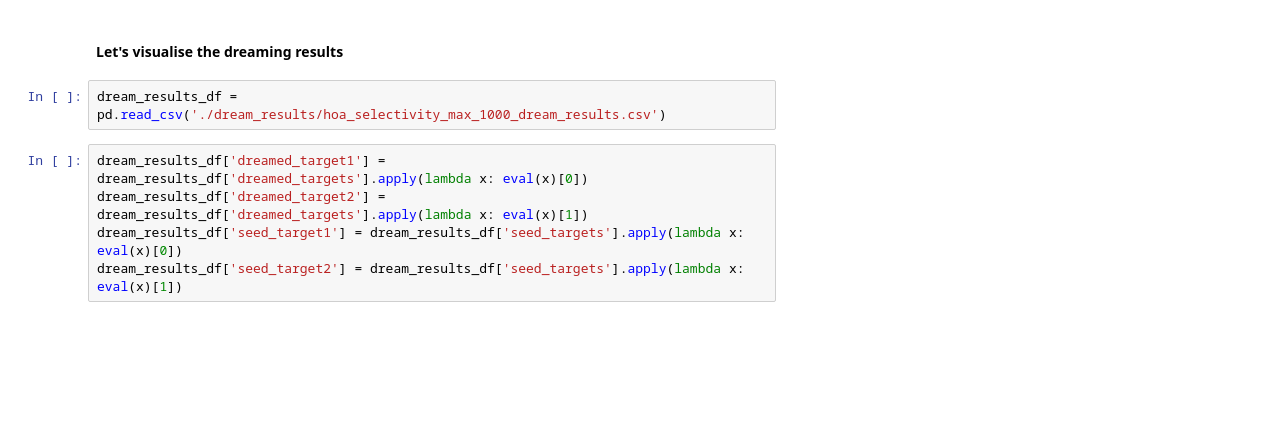
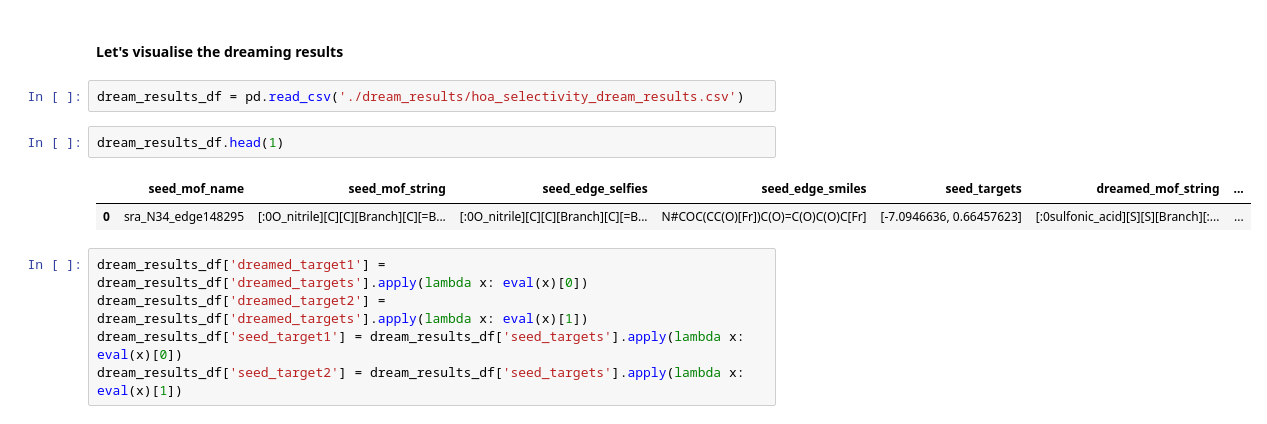
Before and after one commit to SarkisovTeam/dreaming4MOFs, a Jupyter notebook: deep_dreaming_experiments/3_HOA_and_selectivity/dreaming_experiments.ipynb, the cells around one changed output. Saved outputs shown, nothing was run; the diff lists cells and outputs as text; blank space fills up the shorter version.

```diff
--- a/deep_dreaming_experiments/3_HOA_and_selectivity/dreaming_experiments.ipynb
+++ b/deep_dreaming_experiments/3_HOA_and_selectivity/dreaming_experiments.ipynb
@@ -262,7 +263,12 @@ dream_results_df.to_csv(f'./dream_results/{start}_{stop}_{target_names[0]}_dream
 # %% [markdown]
 #### Let's visualise the dreaming results
 # %%
-dream_results_df = pd.read_csv('./dream_results/hoa_selectivity_max_1000_dream_results.csv')
+dream_results_df = pd.read_csv('./dream_results/hoa_selectivity_dream_results.csv')
+# %%
+dream_results_df.head(1)
+# %% [output]
+|  | seed_mof_name | seed_mof_string | seed_edge_selfies | seed_edge_smiles | seed_targets | dreamed_mof_string | ... |
+| 0 | sra_N34_edge148295 | [:0O_nitrile][C][C][Branch][C][=B... | [:0O_nitrile][C][C][Branch][C][=B... | N#COC(CC(O)[Fr])C(O)=C(O)C(O)C[Fr] | [-7.0946636, 0.66457623] | [:0sulfonic_acid][S][S][Branch][:... | ... |
 # %%
 dream_results_df['dreamed_target1'] = dream_results_df['dreamed_targets'].apply(lambda x: eval(x)[0])
 dream_results_df['dreamed_target2'] = dream_results_df['dreamed_targets'].apply(lambda x: eval(x)[1])
```
Also changed, not shown: parts of 6 cells of this notebook, 5 other files.
